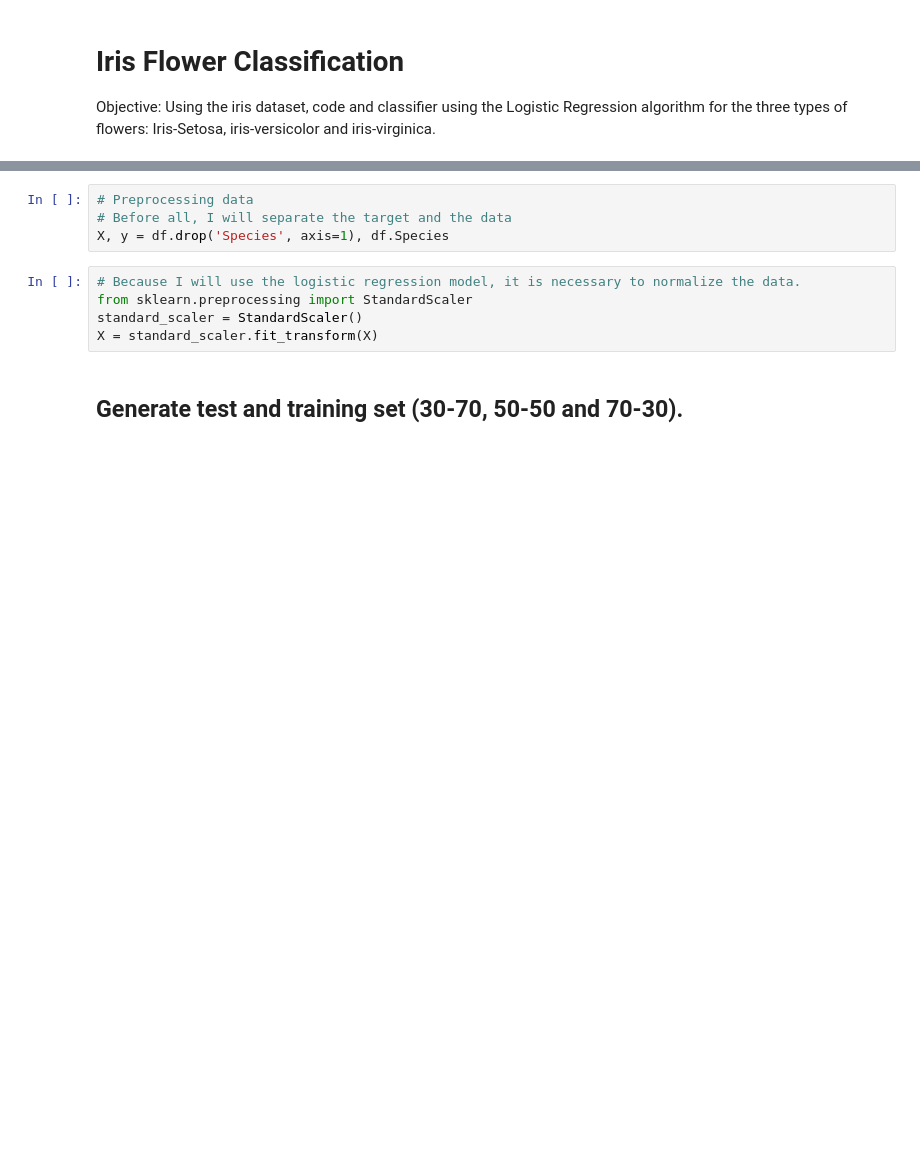
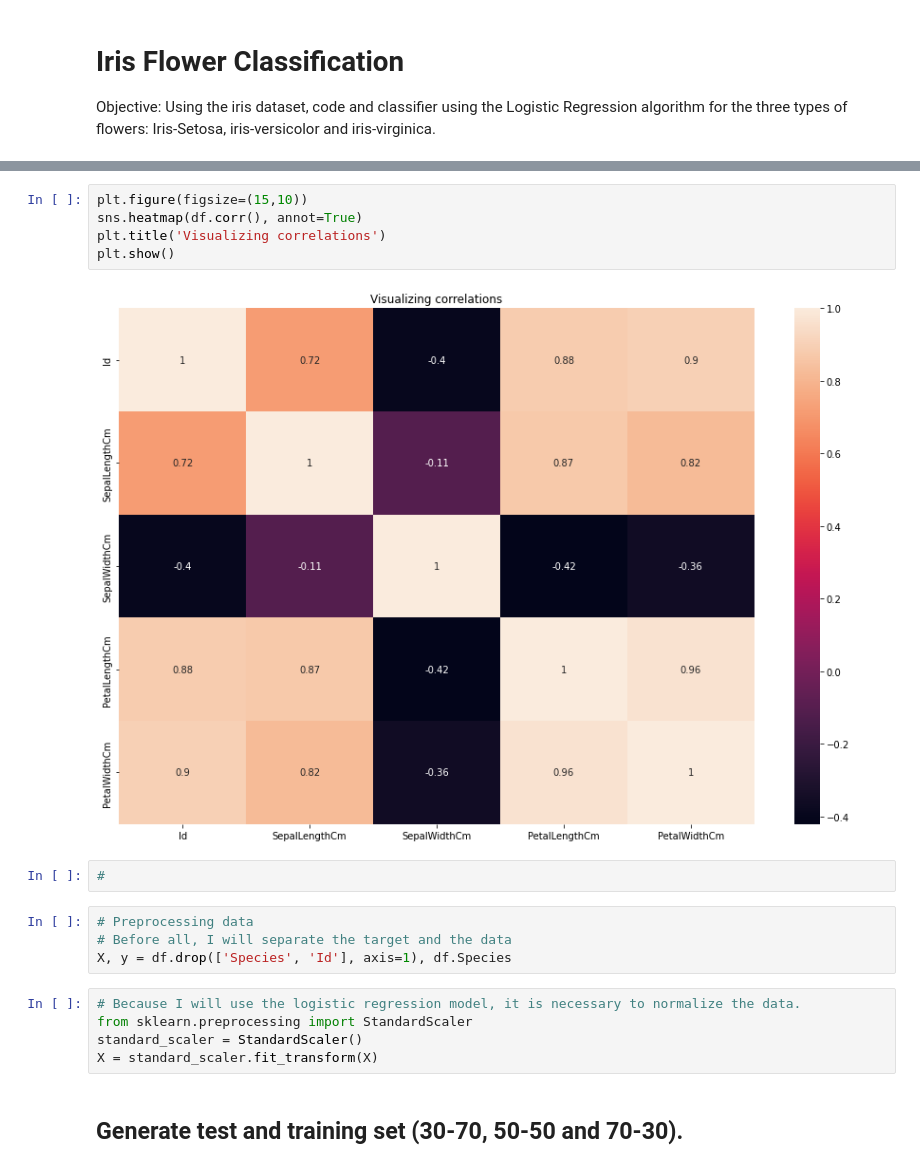
Before and after one commit to BamCurti/ml-notes, a Jupyter notebook: lab/2_iris/2_iris.ipynb, the cells around one changed output, grey strips where cells are left out. Cells and saved outputs as stored; diff of their text form; blank space fills up the shorter version.

```diff
--- a/lab/2_iris/2_iris.ipynb
+++ b/lab/2_iris/2_iris.ipynb
@@ -9,7 +39,16 @@ df = pd.read_csv('./Iris.csv')
+# %%
+plt.figure(figsize=(15,10))
+sns.heatmap(df.corr(), annot=True)
+plt.title('Visualizing correlations')
+plt.show()
+# %% [output]
+[figure, added]
+# %%
+#
 # %%
 # Preprocessing data
 # Before all, I will separate the target and the data
-X, y = df.drop('Species', axis=1), df.Species
+X, y = df.drop(['Species', 'Id'], axis=1), df.Species
 # %%
 # Because I will use the logistic regression model, it is necessary to normalize the data.
 from sklearn.preprocessing import StandardScaler
```
Also changed, not shown: parts of 16 cells of this notebook.
